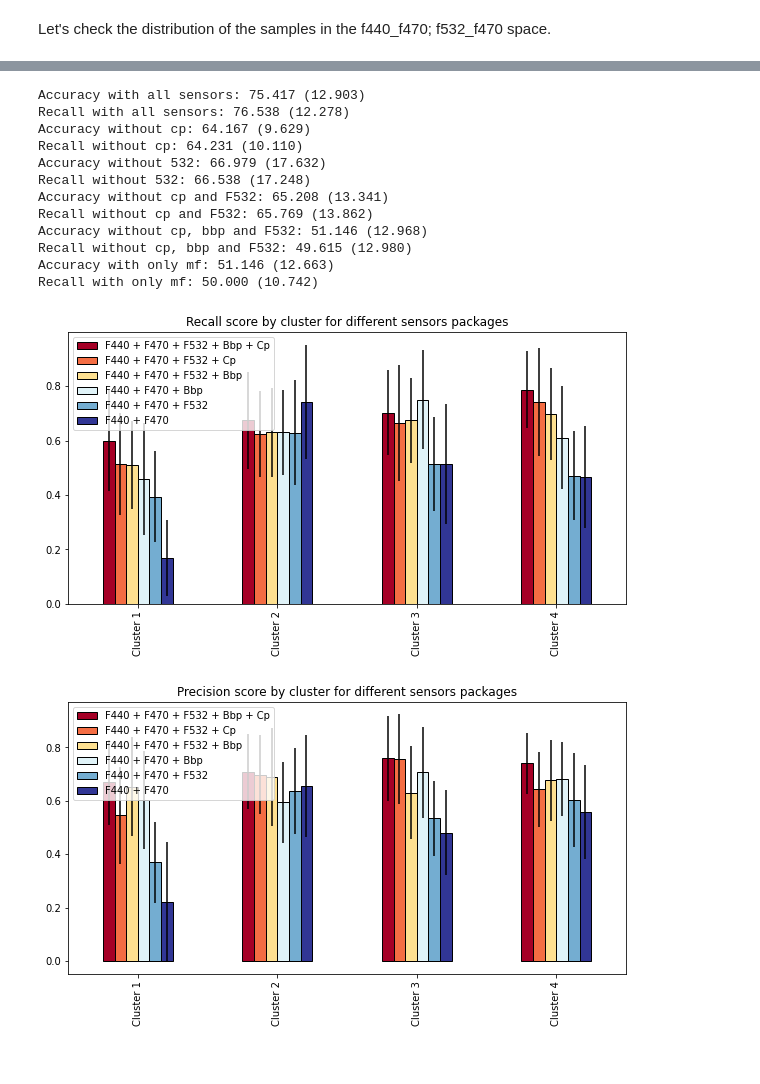
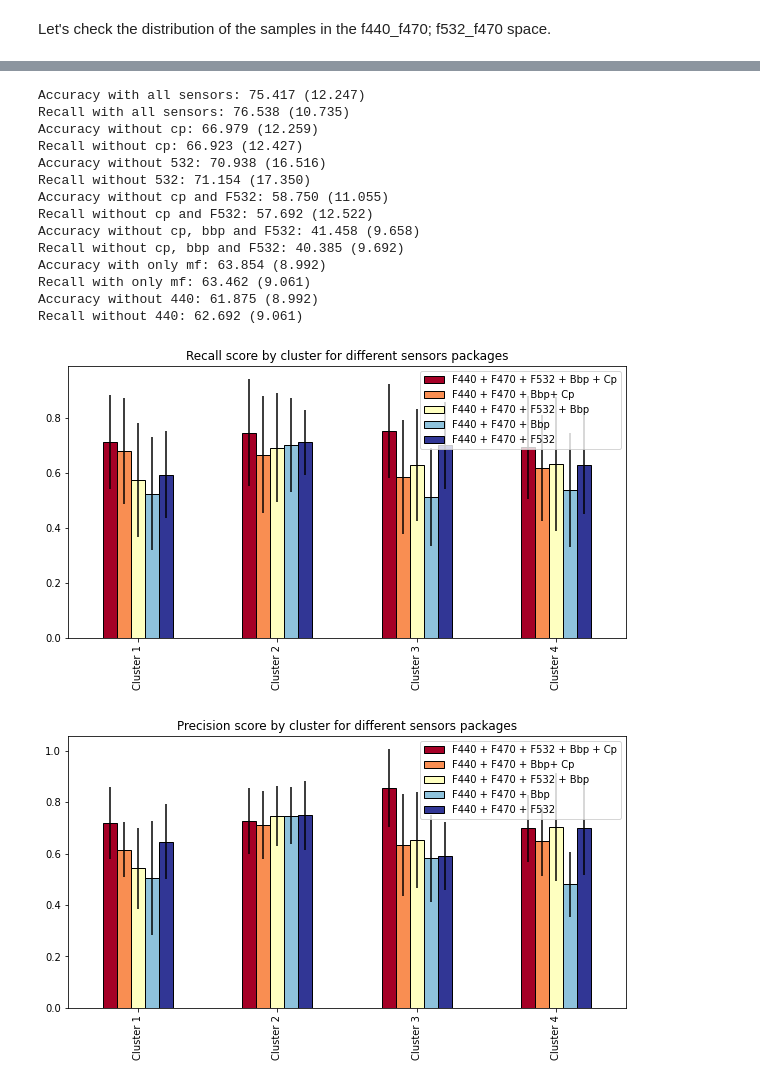
Before and after one commit to Flavi1P/Multispectral-Fluorescence, a Jupyter notebook: Boussole/Scripts/svc_bouss.ipynb, the cells around one changed output, grey strips where cells are left out. Cells and saved outputs as stored; diff of their text form; code cells hidden in the pictures.

```diff
--- a/Boussole/Scripts/svc_bouss.ipynb
+++ b/Boussole/Scripts/svc_bouss.ipynb
@@ -136,6 +146,7 @@ no_cp = data[["f440_f470", "f532_f470", "f440_bbp", "f470_bbp", "f532_bbp"]]
 no_532 = data[["f440_f470", "bbp_cp", "f440_bbp", "f470_bbp", "f440_cp", "f470_cp"]]
 no_cp_no_532 = data[["f440_f470", "f440_bbp", "f470_bbp"]]
 no_bbp_no_cp_no_532 = data[["f440_f470"]]
+no_440 = data[["f532_f470", "bbp_cp", "f470_bbp", "f532_bbp", "f470_cp"]]
 only_mf = data[["f440_f470", "f532_f470"]]
 
 
@@ -146,6 +157,7 @@ X_no_cp, y_resampled = SMOTE().fit_resample(no_cp, target)
 X_no_532, y_resampled = SMOTE().fit_resample(no_532, target)
 X_no_cp_no_532, y_resampled = SMOTE().fit_resample(no_cp_no_532, target)
 X_no_bbp_no_cp_no_532, y_resampled = SMOTE().fit_resample(no_bbp_no_cp_no_532, target)
+X_oligo, y_resampled = SMOTE().fit_resample(no_440, target)
 X_only_mf, y_resampled = SMOTE().fit_resample(only_mf, target)
 
 print(sorted(Counter(y_resampled).items()))
@@ -172,6 +186,7 @@ X_train_no_532, X_test_no_532, y_train, y_test = train_test_split(X_no_532, y_re
 X_train_no_cp_no_532, X_test_no_cp_no_532, y_train, y_test = train_test_split(X_no_cp_no_532, y_resampled, test_size =0.3, stratify = y_resampled, random_state=0)
 X_train_no_bbp_no_cp_no_532, X_test_no_bbp_no_cp_no_532, y_train, y_test = train_test_split(X_no_bbp_no_cp_no_532, y_resampled, test_size =0.3, stratify = y_resampled, random_state=0)
 X_train_only_mf, X_test_only_mf, y_train, y_test = train_test_split(X_only_mf, y_resampled, test_size =0.3, stratify = y_resampled, random_state=0)
+X_train_oligo, X_test_oligo, y_train, y_test = train_test_split(X_oligo, y_resampled, test_size =0.3, stratify = y_resampled, random_state=0)
 # %%
 #histogram boosting gradient classifer
 
@@ -192,6 +207,9 @@ y_pred_no_bbp_no_cp_no_532 = new_hgb.predict(X_test_no_bbp_no_cp_no_532)
 
 new_hgb.fit(X_train_only_mf, y_train)
 y_pred_only_mf = new_hgb.predict(X_test_only_mf)
+
+new_hgb.fit(X_train_oligo, y_train)
+y_pred_oligo = new_hgb.predict(X_test_oligo)
 # %%
 from sklearn.metrics import confusion_matrix, accuracy_score, roc_auc_score
 cm_hgb = confusion_matrix(y_test, y_pred_hgb)
@@ -314,6 +332,8 @@ scores_no_cp_no_bbp_no_532 = cross_val_score(new_hgb, X_no_bbp_no_cp_no_532 , y_
 recall_no_cp_no_bbp_no_532 = cross_val_score(new_hgb, X_no_bbp_no_cp_no_532 , y_resampled, scoring = "recall_weighted", cv = cv, n_jobs = 2)
 scores_only_mf = cross_val_score(new_hgb, X_only_mf , y_resampled, scoring = "balanced_accuracy", cv = cv, n_jobs = 2)
 recall_only_mf = cross_val_score(new_hgb, X_only_mf , y_resampled, scoring = "recall_weighted", cv = cv, n_jobs = 2)
+scores_oligo = cross_val_score(new_hgb, X_oligo , y_resampled, scoring = "balanced_accuracy", cv = cv, n_jobs = 2)
+recall_oligo = cross_val_score(new_hgb, X_oligo , y_resampled, scoring = "recall_weighted", cv = cv, n_jobs = 2)
 
 
 
@@ -335,19 +355,24 @@ print('Recall without cp, bbp and F532: %.3f (%.3f)' % (recall_no_cp_no_bbp_no_5
 
 print('Accuracy with only mf: %.3f (%.3f)' % (scores_only_mf.mean()*100, scores_only_mf.std()*100))
 print('Recall with only mf: %.3f (%.3f)' % (recall_only_mf.mean()*100, recall_only_mf.std()*100))
+
+print('Accuracy without 440: %.3f (%.3f)' % (scores_oligo.mean()*100, scores_only_mf.std()*100))
+print('Recall without 440: %.3f (%.3f)' % (recall_oligo.mean()*100, recall_only_mf.std()*100))
 # %% [output]
-Accuracy with all sensors: 75.417 (12.903)
-Recall with all sensors: 76.538 (12.278)
-Accuracy without cp: 64.167 (9.629)
-Recall without cp: 64.231 (10.110)
-Accuracy without 532: 66.979 (17.632)
-Recall without 532: 66.538 (17.248)
-Accuracy without cp and F532: 65.208 (13.341)
-Recall without cp and F532: 65.769 (13.862)
-Accuracy without cp, bbp and F532: 51.146 (12.968)
-Recall without cp, bbp and F532: 49.615 (12.980)
-Accuracy with only mf: 51.146 (12.663)
-Recall with only mf: 50.000 (10.742)
+Accuracy with all sensors: 75.417 (12.247)
+Recall with all sensors: 76.538 (10.735)
+Accuracy without cp: 66.979 (12.259)
+Recall without cp: 66.923 (12.427)
+Accuracy without 532: 70.938 (16.516)
+Recall without 532: 71.154 (17.350)
+Accuracy without cp and F532: 58.750 (11.055)
+Recall without cp and F532: 57.692 (12.522)
+Accuracy without cp, bbp and F532: 41.458 (9.658)
+Recall without cp, bbp and F532: 40.385 (9.692)
+Accuracy with only mf: 63.854 (8.992)
+Recall with only mf: 63.462 (9.061)
+Accuracy without 440: 61.875 (8.992)
+Recall without 440: 62.692 (9.061)
 # %%
 from functools import reduce
 
@@ -515,17 +540,16 @@ X_configs =[X_resampled,
          X_no_532,
          X_no_cp,
          X_no_cp_no_532,
-         X_only_mf,
-         X_no_bbp_no_cp_no_532]
+         X_only_mf]
 
-X_def = ["F440 + F470 + F532 + Bbp + Cp", "F440 + F470 + F532 + Cp", "F440 + F470 + F532 + Bbp", "F440 + F470 + Bbp", "F440 + F470 + F532", "F440 + F470"]
+X_def = ["F440 + F470 + F532 + Bbp + Cp", "F440 + F470 + Bbp+ Cp", "F440 + F470 + F532 + Bbp", "F440 + F470 + Bbp", "F440 + F470 + F532"]
 
-recall_plot = plot_recall_score(X_list = X_configs, y = y_resampled, X_names = X_def, cv = StratifiedShuffleSplit(n_splits=20, random_state=0, test_size = 0.2), return_scores=True, savepath = "C:\\Users\petit\Documents\These\Multispectral-Fluorescence\Boussole\Output\Plots\\recall.png")
+recall_plot = plot_recall_score(X_list = X_configs, y = y_resampled, X_names = X_def, cv = StratifiedShuffleSplit(n_splits=20, random_state=0, test_size = 0.2), return_scores=True, savepath = "C:\\Users\petit\Documents\These\Multispectral-Fluorescence\Boussole\Output\Plots\\recall_test.png")
 # %% [output]
-[figure, old version]
+[figure, new version]
 # %%
 from sklearn.metrics import precision_score
-t = plot_precision_score(X_list = X_configs, y = y_resampled, X_names = X_def, cv = StratifiedShuffleSplit(n_splits=20, random_state = 0, test_size = 0.2), return_scores=True, savepath = "C:\\Users\petit\Documents\These\Multispectral-Fluorescence\Boussole\Output\Plots\\precision.png")
+t = plot_precision_score(X_list = X_configs, y = y_resampled, X_names = X_def, cv = StratifiedShuffleSplit(n_splits=20, random_state = 0, test_size = 0.2), return_scores=True, savepath = "C:\\Users\petit\Documents\These\Multispectral-Fluorescence\Boussole\Output\Plots\\precision2.png")
 # %% [output]
-[figure, old version]
+[figure, new version]
 # %%
```
Also changed, not shown: parts of 25 cells of this notebook, 23 other files.
